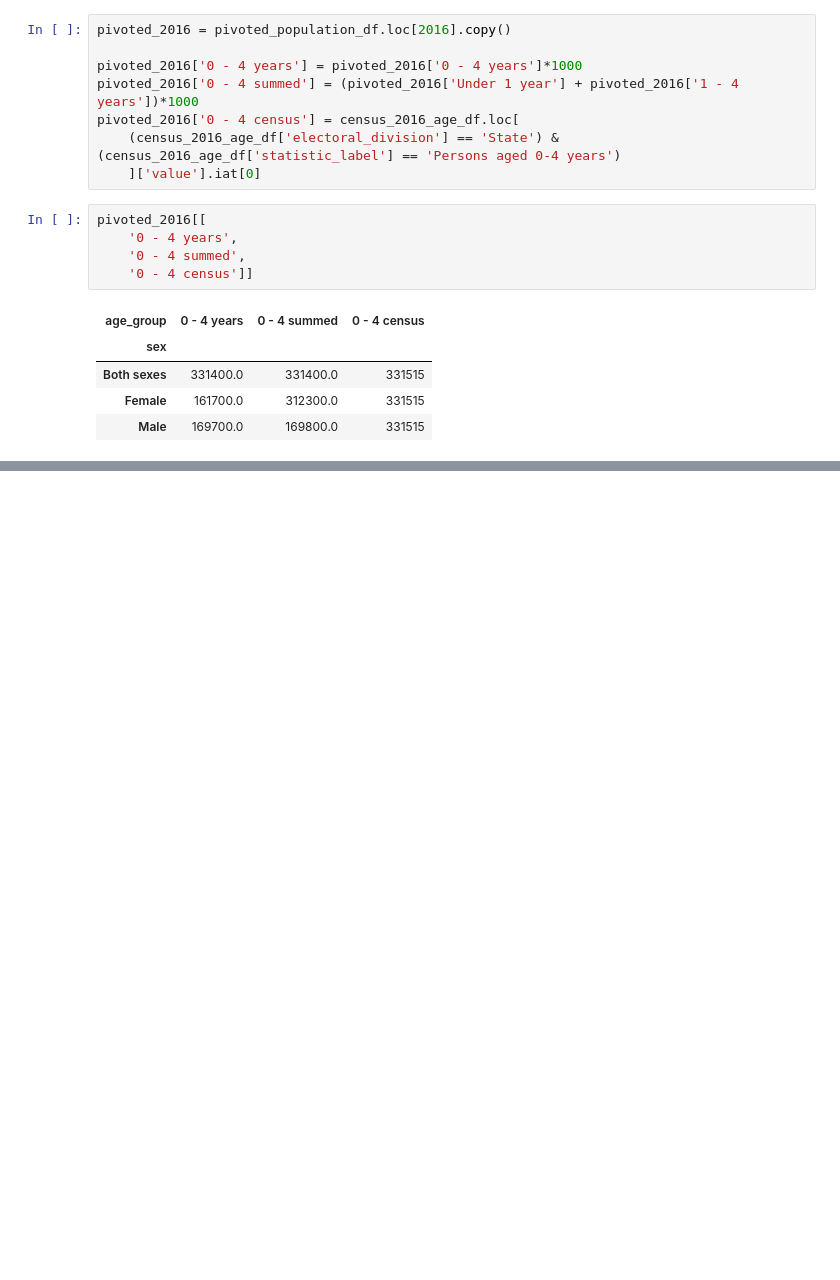
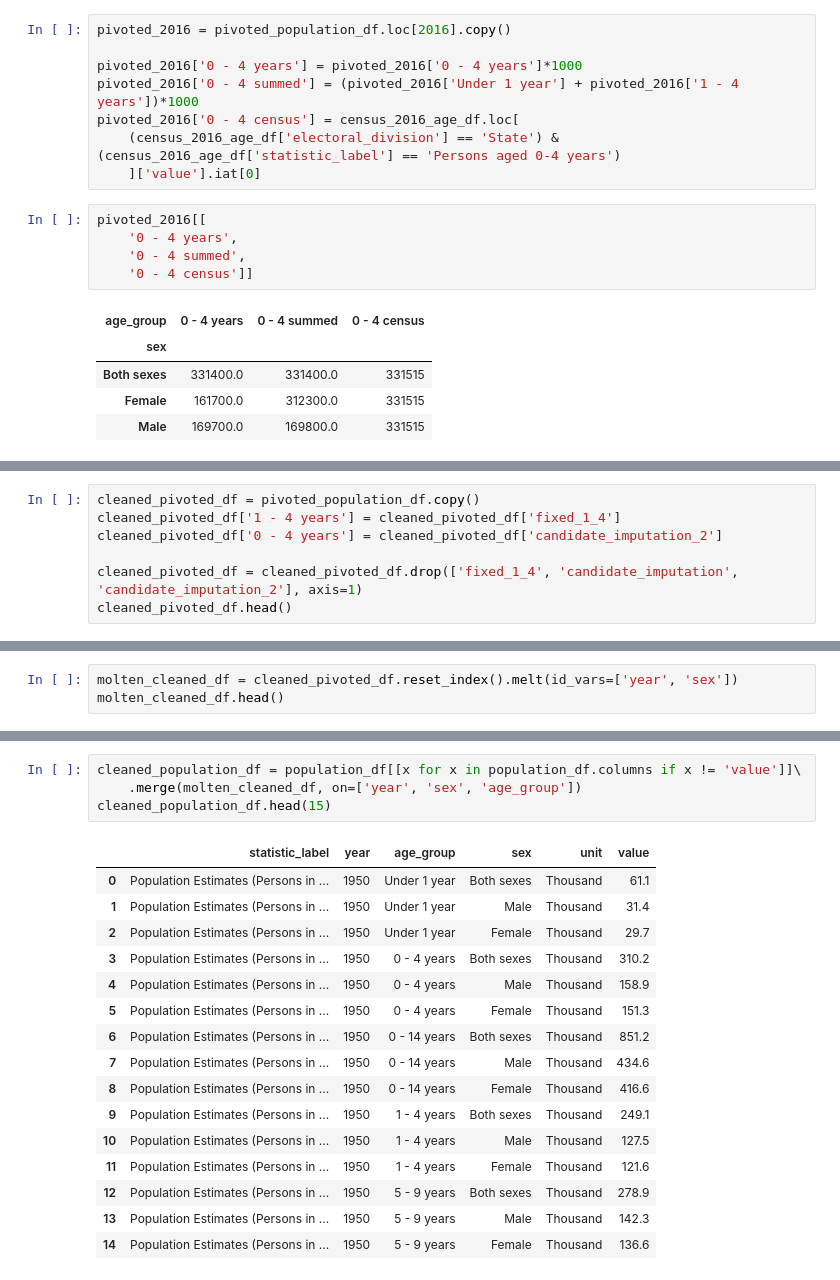
Before and after one commit to step-hen-burke/ca1, a Jupyter notebook: 00_initial_exploration.ipynb, the cells around one changed output, grey strips where cells are left out. Cells and saved outputs as stored; diff of their text form; blank space fills up the shorter version.

```diff
--- a/00_initial_exploration.ipynb
+++ b/00_initial_exploration.ipynb
@@ -217,0 +262,7 @@ We can see that the Both Sexes figures for both the 0-4 years and our 0-4 summed
+# %%
+cleaned_pivoted_df = pivoted_population_df.copy()
+cleaned_pivoted_df['1 - 4 years'] = cleaned_pivoted_df['fixed_1_4']
+cleaned_pivoted_df['0 - 4 years'] = cleaned_pivoted_df['candidate_imputation_2']
+
+cleaned_pivoted_df = cleaned_pivoted_df.drop(['fixed_1_4', 'candidate_imputation', 'candidate_imputation_2'], axis=1)
+cleaned_pivoted_df.head()
@@ -217,0 +282,3 @@ We can see that the Both Sexes figures for both the 0-4 years and our 0-4 summed
+# %%
+molten_cleaned_df = cleaned_pivoted_df.reset_index().melt(id_vars=['year', 'sex'])
+molten_cleaned_df.head()
@@ -217,0 +292,21 @@ We can see that the Both Sexes figures for both the 0-4 years and our 0-4 summed
+# %%
+cleaned_population_df = population_df[[x for x in population_df.columns if x != 'value']]\
+    .merge(molten_cleaned_df, on=['year', 'sex', 'age_group'])
+cleaned_population_df.head(15)
+# %% [output]
+|  | statistic_label | year | age_group | sex | unit | value |
+| 0 | Population Estimates (Persons in ... | 1950 | Under 1 year | Both sexes | Thousand | 61.1 |
+| 1 | Population Estimates (Persons in ... | 1950 | Under 1 year | Male | Thousand | 31.4 |
+| 2 | Population Estimates (Persons in ... | 1950 | Under 1 year | Female | Thousand | 29.7 |
+| 3 | Population Estimates (Persons in ... | 1950 | 0 - 4 years | Both sexes | Thousand | 310.2 |
+| 4 | Population Estimates (Persons in ... | 1950 | 0 - 4 years | Male | Thousand | 158.9 |
+| 5 | Population Estimates (Persons in ... | 1950 | 0 - 4 years | Female | Thousand | 151.3 |
+| 6 | Population Estimates (Persons in ... | 1950 | 0 - 14 years | Both sexes | Thousand | 851.2 |
+| 7 | Population Estimates (Persons in ... | 1950 | 0 - 14 years | Male | Thousand | 434.6 |
+| 8 | Population Estimates (Persons in ... | 1950 | 0 - 14 years | Female | Thousand | 416.6 |
+| 9 | Population Estimates (Persons in ... | 1950 | 1 - 4 years | Both sexes | Thousand | 249.1 |
+| 10 | Population Estimates (Persons in ... | 1950 | 1 - 4 years | Male | Thousand | 127.5 |
+| 11 | Population Estimates (Persons in ... | 1950 | 1 - 4 years | Female | Thousand | 121.6 |
+| 12 | Population Estimates (Persons in ... | 1950 | 5 - 9 years | Both sexes | Thousand | 278.9 |
+| 13 | Population Estimates (Persons in ... | 1950 | 5 - 9 years | Male | Thousand | 142.3 |
+| 14 | Population Estimates (Persons in ... | 1950 | 5 - 9 years | Female | Thousand | 136.6 |
```
Also changed, not shown: parts of 11 cells of this notebook.
